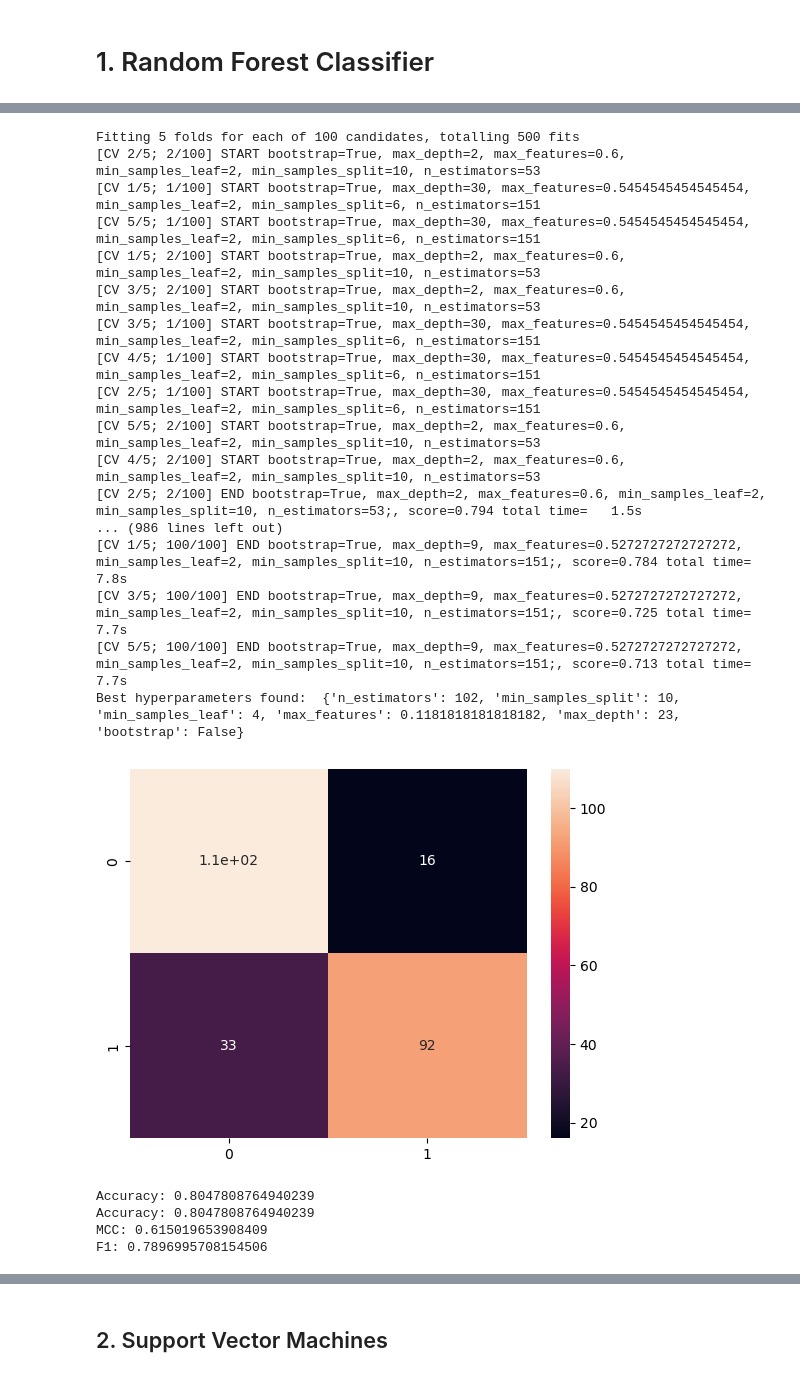
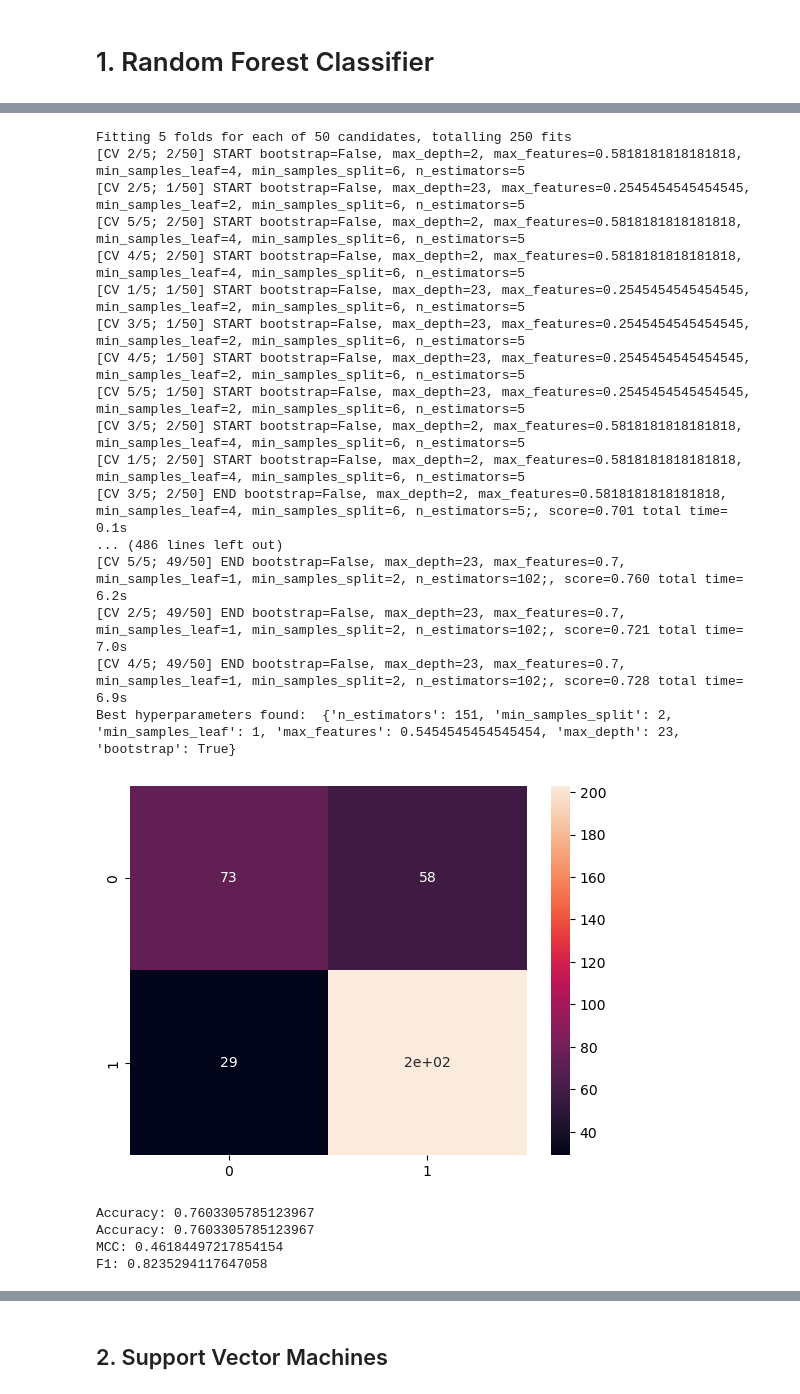
Before and after one commit to kebelouah/decisions_thesis, a Jupyter notebook: word2vec.ipynb, the cells around one changed output, grey strips where cells are left out. Drawn from its saved outputs; the diff is of its cells as text; code cells hidden in the pictures.

```diff
--- a/word2vec.ipynb
+++ b/word2vec.ipynb
@@ -120,8 +120,8 @@ df['Label'] = decisions['Label'].values
 df_0 = df[df['Label'] == 0]
 df_1 = df[df['Label'] == 1]
 
-df_0_sample = df_0.sample(380)
-df_1_sample = df_1.sample(380)
+df_0_sample = df_0.sample(397)
+df_1_sample = df_1.sample(700)
 
 df_resampled = pd.concat([df_0_sample, df_1_sample])
 df_resampled['Label'].value_counts()
@@ -171,7 +171,7 @@ Appending the Label:
 
 The 'Label' column from the original df_resampled DataFrame is added to the data_resampled DataFrame, aligning by index.
 # %%
-tfidf = TfidfVectorizer(norm='l2', stop_words=stop_words, max_features=5000)
+tfidf = TfidfVectorizer(norm='l2', stop_words=stop_words, max_features=500)
 tfidf_matrix = tfidf.fit_transform(df_resampled['script']).toarray()
 
 data_resampled = pd.DataFrame(tfidf_matrix, index=df_resampled.index, columns=tfidf.get_feature_names_out())
@@ -214,24 +219,6 @@ from sklearn.model_selection import train_test_split, GridSearchCV, RandomizedSe
 from sklearn.metrics import confusion_matrix, f1_score, matthews_corrcoef, accuracy_score
 import seaborn as sns
 import matplotlib.pyplot as plt
-
-# # Assuming your data is preprocessed and resampled
-# X = data_resampled.drop('Label', axis=1)
-# y = data_resampled['Label']
-
-# # Train-test split
-# X_train, X_test, y_train, y_test = train_test_split(X, y, stratify=y, test_size=0.33, random_state=42)
-# print(f'Train shape: {X_train.shape} | Test shape: {X_test.shape}')
-
-# Define the hyperparameter grid
-param_grid = {
-    'n_estimators': [5, 10, 15, 20, 25, 30, 50, 80, 100, 200, 300],           # Number of trees in the forest
-    'max_depth': [None, 2, 4, 6, 8, 12, 20, 30],           # Maximum depth of the tree
-    'min_samples_split': [2, 5, 10],           # Minimum number of samples required to split a node
-    'min_samples_leaf': [1, 2, 4],             # Minimum number of samples required at a leaf node
-    'bootstrap': [True, False],                # Whether bootstrap samples are used when building trees
-    'max_features': ['auto', 'sqrt', 'log2']   # Number of features to consider when looking for the best split
-}
 
 param_dist = {
     'n_estimators': np.linspace(5, 200, 5, dtype=int),           # Number of trees in the forest
@@ -254,56 +241,56 @@ rf = RandomForestClassifier(random_state=42)
 
 
 # Set up RandomizedSearchCV
-grid_search = RandomizedSearchCV(estimator=rf, param_distributions=param_dist, n_iter=100, cv=5, verbose=20, n_jobs=-1)
+grid_search = RandomizedSearchCV(estimator=rf, param_distributions=param_dist, n_iter=50, cv=5, verbose=20, n_jobs=-1)
 
 
 # Fit GridSearchCV
 grid_search.fit(X_train, y_train)
 
 # Best hyperparameters
 print("Best hyperparameters found: ", grid_search.best_params_)
 
 # Best estimator (RandomForest with best hyperparameters)
 best_rf = grid_search.best_estimator_
 
 # Predict using the best model
 y_pred = best_rf.predict(X_test)
 
 # Confusion matrix
 cm = confusion_matrix(y_test, y_pred)
 sns.heatmap(cm, annot=True)
 plt.show()
 
 # Print accuracy of the best model
 print(f'Accuracy: {best_rf.score(X_test, y_test)}')
 
 # Calculate F1 score (MCC-like)
 f1_score = f1_score(y_test, y_pred)
 mcc = matthews_corrcoef(y_test, y_pred)
 acc = accuracy_score(y_test, y_pred)
 print(f'Accuracy: {acc}')
 print(f'MCC: {mcc}')
 print(f'F1: {f1_score}')
 # %% [output]
-Fitting 5 folds for each of 100 candidates, totalling 500 fits
-[CV 2/5; 2/100] START bootstrap=True, max_depth=2, max_features=0.6, min_samples_leaf=2, min_samples_split=10, n_estimators=53
-[CV 1/5; 1/100] START bootstrap=True, max_depth=30, max_features=0.5454545454545454, min_samples_leaf=2, min_samples_split=6, n_estimators=151
-[CV 5/5; 1/100] START bootstrap=True, max_depth=30, max_features=0.5454545454545454, min_samples_leaf=2, min_samples_split=6, n_estimators=151
-[CV 1/5; 2/100] START bootstrap=True, max_depth=2, max_features=0.6, min_samples_leaf=2, min_samples_split=10, n_estimators=53
-[CV 3/5; 2/100] START bootstrap=True, max_depth=2, max_features=0.6, min_samples_leaf=2, min_samples_split=10, n_estimators=53
-[CV 3/5; 1/100] START bootstrap=True, max_depth=30, max_features=0.5454545454545454, min_samples_leaf=2, min_samples_split=6, n_estimators=151
-[CV 4/5; 1/100] START bootstrap=True, max_depth=30, max_features=0.5454545454545454, min_samples_leaf=2, min_samples_split=6, n_estimators=151
-[CV 2/5; 1/100] START bootstrap=True, max_depth=30, max_features=0.5454545454545454, min_samples_leaf=2, min_samples_split=6, n_estimators=151
-[CV 5/5; 2/100] START bootstrap=True, max_depth=2, max_features=0.6, min_samples_leaf=2, min_samples_split=10, n_estimators=53
-[CV 4/5; 2/100] START bootstrap=True, max_depth=2, max_features=0.6, min_samples_leaf=2, min_samples_split=10, n_estimators=53
-[CV 2/5; 2/100] END bootstrap=True, max_depth=2, max_features=0.6, min_samples_leaf=2, min_samples_split=10, n_estimators=53;, score=0.794 total time=   1.5s
-... (986 lines left out)
-[CV 1/5; 100/100] END bootstrap=True, max_depth=9, max_features=0.5272727272727272, min_samples_leaf=2, min_samples_split=10, n_estimators=151;, score=0.784 total time=   7.8s
-[CV 3/5; 100/100] END bootstrap=True, max_depth=9, max_features=0.5272727272727272, min_samples_leaf=2, min_samples_split=10, n_estimators=151;, score=0.725 total time=   7.7s
-[CV 5/5; 100/100] END bootstrap=True, max_depth=9, max_features=0.5272727272727272, min_samples_leaf=2, min_samples_split=10, n_estimators=151;, score=0.713 total time=   7.7s
-Best hyperparameters found:  {'n_estimators': 102, 'min_samples_split': 10, 'min_samples_leaf': 4, 'max_features': 0.1181818181818182, 'max_depth': 23, 'bootstrap': False}
+Fitting 5 folds for each of 50 candidates, totalling 250 fits
+[CV 2/5; 2/50] START bootstrap=False, max_depth=2, max_features=0.5818181818181818, min_samples_leaf=4, min_samples_split=6, n_estimators=5
+[CV 2/5; 1/50] START bootstrap=False, max_depth=23, max_features=0.2545454545454545, min_samples_leaf=2, min_samples_split=6, n_estimators=5
+[CV 5/5; 2/50] START bootstrap=False, max_depth=2, max_features=0.5818181818181818, min_samples_leaf=4, min_samples_split=6, n_estimators=5
+[CV 4/5; 2/50] START bootstrap=False, max_depth=2, max_features=0.5818181818181818, min_samples_leaf=4, min_samples_split=6, n_estimators=5
+[CV 1/5; 1/50] START bootstrap=False, max_depth=23, max_features=0.2545454545454545, min_samples_leaf=2, min_samples_split=6, n_estimators=5
+[CV 3/5; 1/50] START bootstrap=False, max_depth=23, max_features=0.2545454545454545, min_samples_leaf=2, min_samples_split=6, n_estimators=5
+[CV 4/5; 1/50] START bootstrap=False, max_depth=23, max_features=0.2545454545454545, min_samples_leaf=2, min_samples_split=6, n_estimators=5
+[CV 5/5; 1/50] START bootstrap=False, max_depth=23, max_features=0.2545454545454545, min_samples_leaf=2, min_samples_split=6, n_estimators=5
+[CV 3/5; 2/50] START bootstrap=False, max_depth=2, max_features=0.5818181818181818, min_samples_leaf=4, min_samples_split=6, n_estimators=5
+[CV 1/5; 2/50] START bootstrap=False, max_depth=2, max_features=0.5818181818181818, min_samples_leaf=4, min_samples_split=6, n_estimators=5
+[CV 3/5; 2/50] END bootstrap=False, max_depth=2, max_features=0.5818181818181818, min_samples_leaf=4, min_samples_split=6, n_estimators=5;, score=0.701 total time=   0.1s
+... (486 lines left out)
+[CV 5/5; 49/50] END bootstrap=False, max_depth=23, max_features=0.7, min_samples_leaf=1, min_samples_split=2, n_estimators=102;, score=0.760 total time=   6.2s
+[CV 2/5; 49/50] END bootstrap=False, max_depth=23, max_features=0.7, min_samples_leaf=1, min_samples_split=2, n_estimators=102;, score=0.721 total time=   7.0s
+[CV 4/5; 49/50] END bootstrap=False, max_depth=23, max_features=0.7, min_samples_leaf=1, min_samples_split=2, n_estimators=102;, score=0.728 total time=   6.9s
+Best hyperparameters found:  {'n_estimators': 151, 'min_samples_split': 2, 'min_samples_leaf': 1, 'max_features': 0.5454545454545454, 'max_depth': 23, 'bootstrap': True}
-[figure, old version]
+[figure, new version]
-Accuracy: 0.8047808764940239
-Accuracy: 0.8047808764940239
-MCC: 0.615019653908409
-F1: 0.7896995708154506
+Accuracy: 0.7603305785123967
+Accuracy: 0.7603305785123967
+MCC: 0.46184497217854154
+F1: 0.8235294117647058
```
Also changed, not shown: parts of 17 cells of this notebook, 10 other files.
